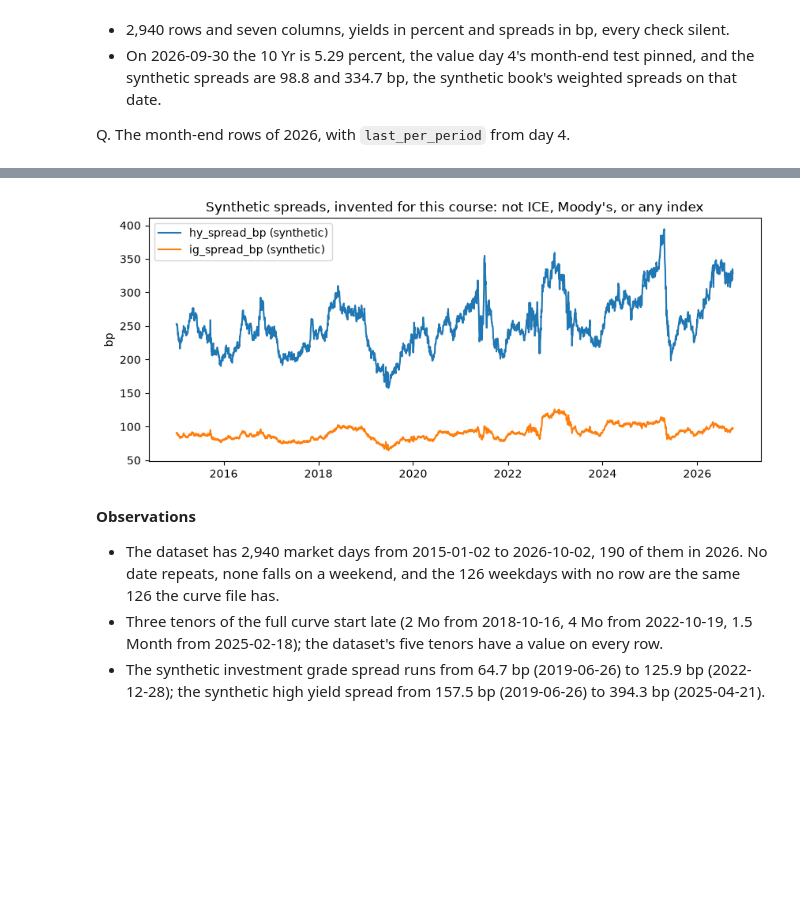
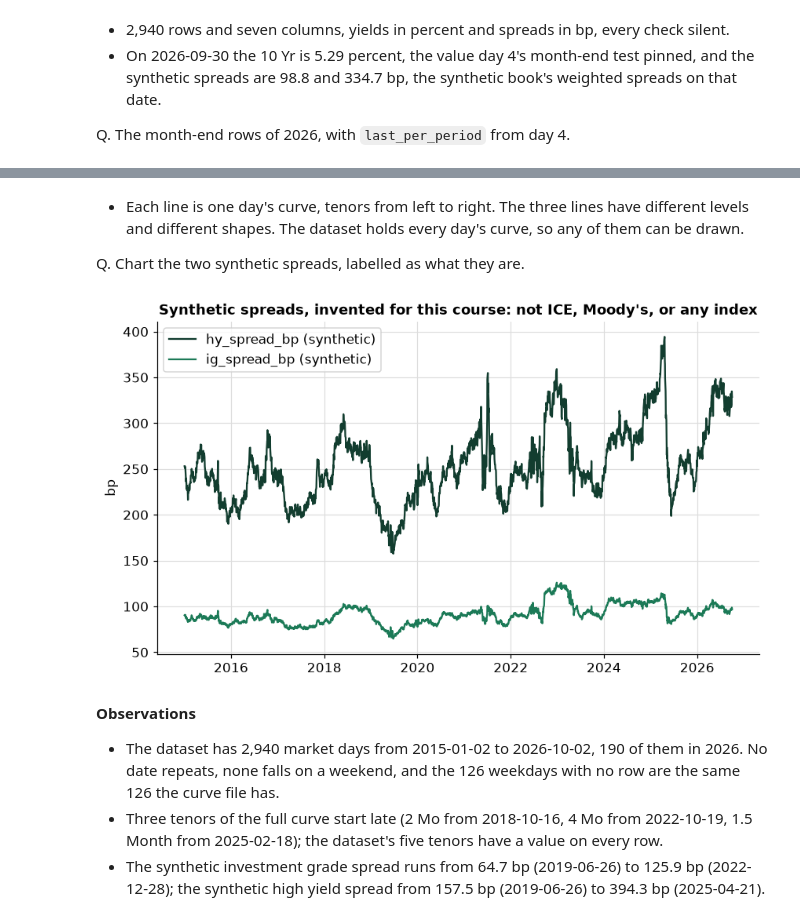
Before and after one commit to lenamonj/python-fixed-income, a Jupyter notebook: course3_market_data/week1/day5/05_case_study_the_market_dataset.ipynb, the cells around one changed output, grey strips where cells are left out. Drawn from its saved outputs; the diff is of its cells as text; code cells hidden in the pictures; blank space fills up the shorter version.

```diff
--- a/course3_market_data/week1/day5/05_case_study_the_market_dataset.ipynb
+++ b/course3_market_data/week1/day5/05_case_study_the_market_dataset.ipynb
@@ -70,6 +71,23 @@ import urllib.request
 from pathlib import Path
 
 import pandas as pd
+
+# the course's chart style, set once here so every chart in the notebook looks the same
+import matplotlib.pyplot as plt
+
+plt.rcParams.update({
+    "figure.figsize": (9, 5),          # width and height of a chart, in inches
+    "figure.dpi": 110,                 # sharpness on screen
+    "font.size": 11,
+    "axes.titlesize": 12,
+    "axes.titleweight": "bold",
+    # the course greens, then a grey, for the first four lines or bars of a chart
+    "axes.prop_cycle": plt.cycler(color=["#123d2f", "#1c7a57", "#7fd1a8", "#8c8c8c"]),
+    "axes.grid": True,                 # light gridlines, as in an Excel chart
+    "grid.color": "#dddddd",
+    "axes.spines.top": False,          # no box line above or to the right of the plot
+    "axes.spines.right": False,
+})
 
 # three packages a Colab runtime or a new environment may lack: stop with the line that installs the missing one
 for module_name, install_name in [("pytest", "pytest"), ("requests", "requests"), ("dotenv", "python-dotenv")]:
@@ -1632,0 +1695,12 @@ for tenor in curve.columns:
+# %%
+# the first date each tenor has a value, the latest starters first so they sit at the top
+first_dates = pd.Series({tenor: curve[tenor].first_valid_index() for tenor in curve.columns}).sort_values(ascending=False)
+
+fig, ax = plt.subplots(figsize=(9, 5.5))
+for position, (tenor, start) in enumerate(first_dates.items()):
+    # a thick line from the first value to the end of the file; orange when the tenor starts after the first date
+    ax.hlines(position, start, curve.index[-1], linewidth=9, color="#b5651d" if start != curve.index[0] else "#1c7a57")
+ax.set_yticks(range(len(first_dates)), first_dates.index)
+ax.set_xlabel("Date")
+ax.set_title("When each tenor has values, 2015 to October 2026")
+plt.show()
@@ -1713,15 +1852,17 @@ Q. Chart the two synthetic spreads, labelled as what they are.
+# %% [markdown]
+* Each line is one day's curve, tenors from left to right. The three lines have different levels and different shapes. The dataset holds every day's curve, so any of them can be drawn.
+
+Q. Chart the two synthetic spreads, labelled as what they are.
 # %%
-import matplotlib.pyplot as plt
-
-fig, ax = plt.subplots(figsize=(10, 4))
+fig, ax = plt.subplots()
 ax.plot(dataset.index, dataset["hy_spread_bp"], label="hy_spread_bp (synthetic)")
 ax.plot(dataset.index, dataset["ig_spread_bp"], label="ig_spread_bp (synthetic)")
 ax.set_title("Synthetic spreads, invented for this course: not ICE, Moody's, or any index")
 ax.set_ylabel("bp")
 ax.legend()
 plt.show()
 # %% [output]
-[figure, old version]
+[figure, new version]
 # %% [markdown]
 **Observations**
 
```
Also changed, not shown: parts of 30 cells of this notebook, 2 other files.
